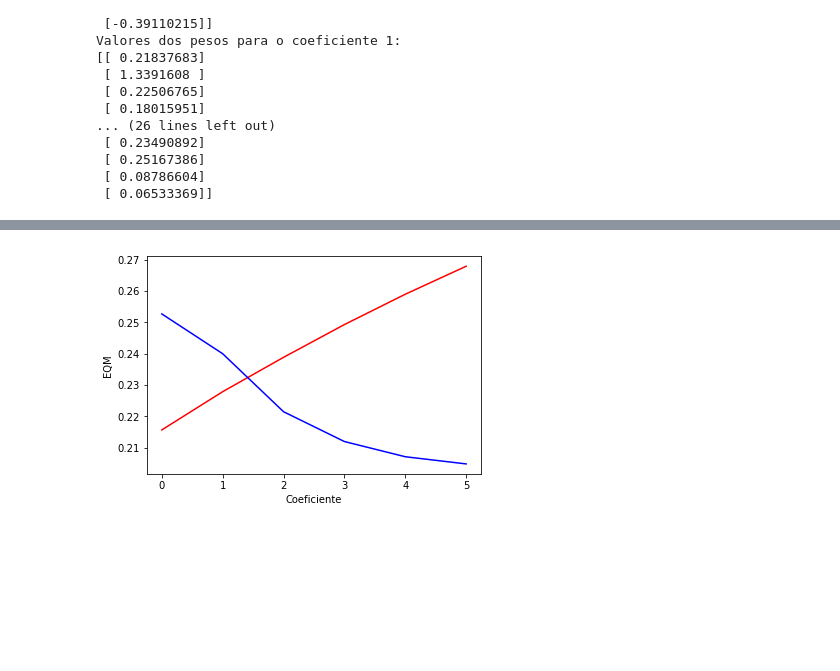
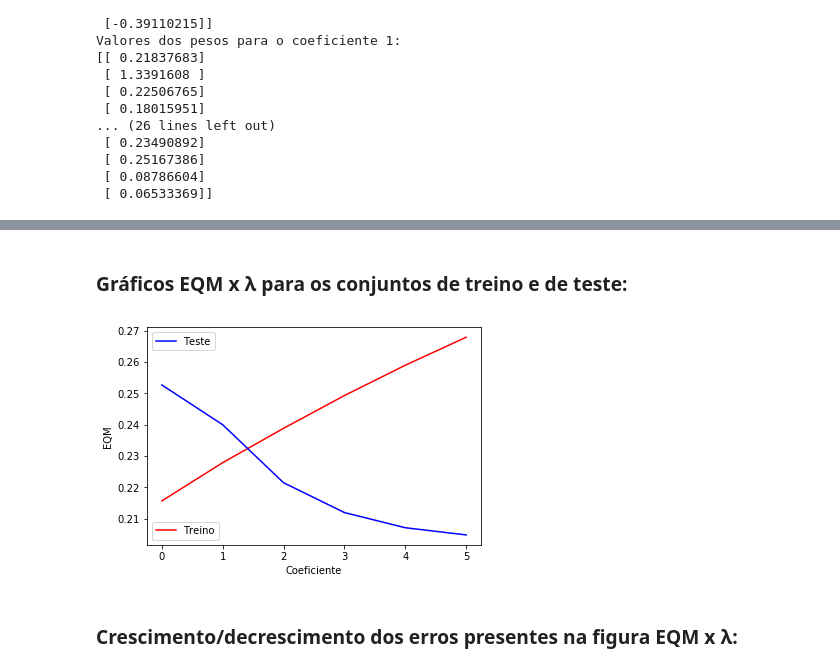
Before and after one commit to DaviBrg/machine_learning-ckp8277, a Jupyter notebook: exercise_1/exercise_1_machine_learning.ipynb, the cells around one changed output, grey strips where cells are left out. Cells and saved outputs as stored; diff of their text form; code cells hidden in the pictures; blank space fills up the shorter version.

```diff
--- a/exercise_1/exercise_1_machine_learning.ipynb
+++ b/exercise_1/exercise_1_machine_learning.ipynb
@@ -223,11 +226,20 @@ for coef in reg_coeficients:
     w = min_squares_regularized(training, coef)
     mqe_training.append(mqe(training, w))
     mqe_test.append(mqe(test, w))
+# %% [markdown]
+### Gráficos  EQM x λ para os conjuntos de treino e de teste:
 # %%
-plt.plot(reg_coeficients, mqe_training, color = 'r')
-plt.plot(reg_coeficients, mqe_test, color = 'b')
+import matplotlib.patches as mpatches
+
+training_plt, = plt.plot(reg_coeficients, mqe_training, color = 'r', label="Treino")
+test_plt, = plt.plot(reg_coeficients, mqe_test, color = 'b', label="Teste")
+first_legend = plt.legend(handles=[training_plt], loc=3)
+ax = plt.gca().add_artist(first_legend)
+plt.legend(handles=[test_plt], loc=2)
 plt.xlabel('Coeficiente')
 plt.ylabel('EQM')
 plt.show()
 # %% [output]
-[figure, old version]
+[figure, new version]
+# %% [markdown]
+### Crescimento/decrescimento dos erros presentes na figura EQM x λ:
```
Also changed, not shown: parts of 10 cells of this notebook.
